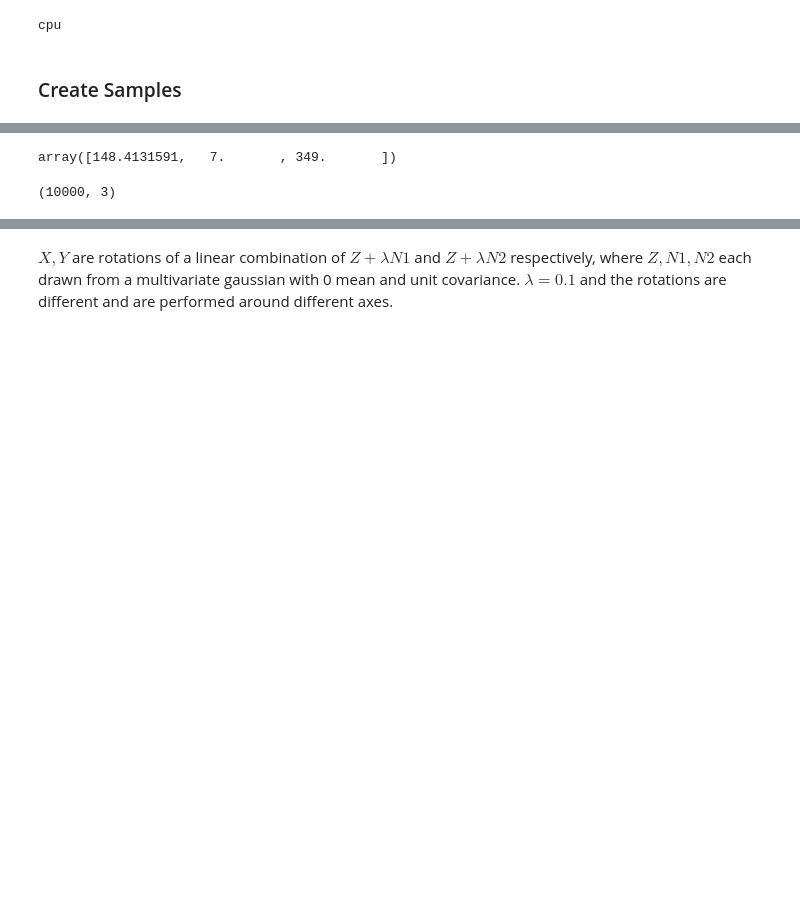
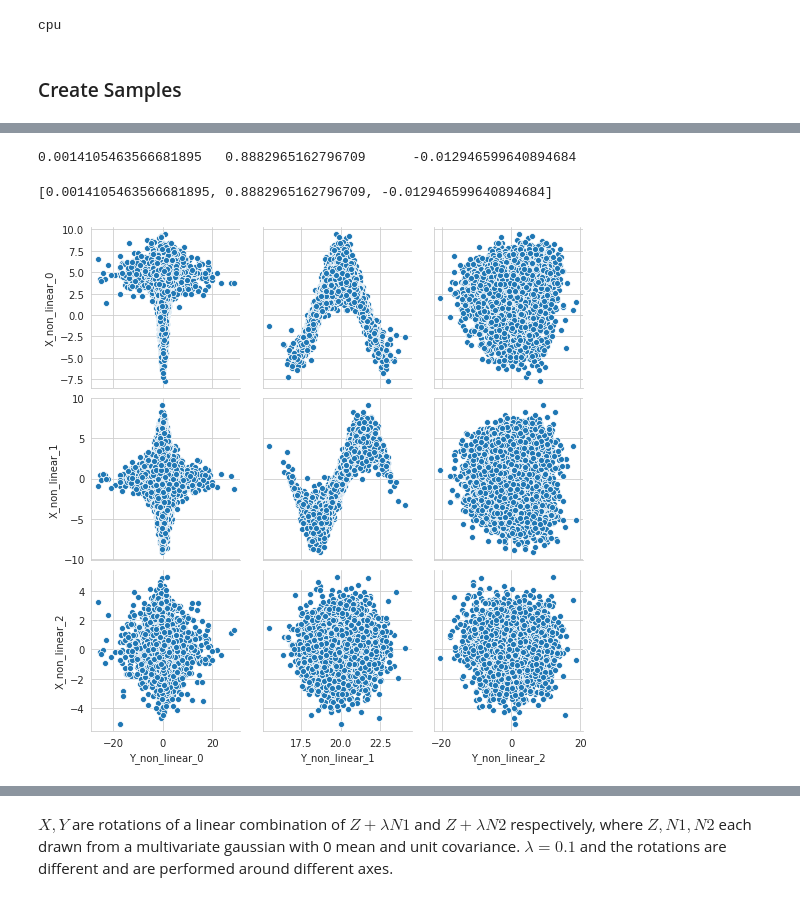
Before and after one commit to jonatanbarkan/ACEDeep, a Jupyter notebook: ADCEs.ipynb, the cells around one changed output, grey strips where cells are left out. Cells and saved outputs as stored; diff of their text form; code cells hidden in the pictures; blank space fills up the shorter version.

```diff
--- a/ADCEs.ipynb
+++ b/ADCEs.ipynb
@@ -82 +94,18 @@ def non_linearity_a(vec): return np.array([np.exp(vec[0]), vec[2], vec[1] + vec[
+# %%
+# torus prametrization
+R = 5
+def torus(vecs):
+  a, b, c = vecs.T
+  x1 = (R + c*np.cos(a))*np.cos(b)
+  x2 = (R + c*np.cos(a))*np.sin(b)
+  x3 = c*np.sin(a)
+  return np.vstack((x1, x2, x3)).T
+# %%
+eps = 0.1
+def rational(vecs):
+  a, b, c = vecs.T
+  x1 = a / (np.abs(b) + eps)
+  x2 = b + 20
+  x3 = a + 3*c
+  return np.vstack((x1, x2, x3)).T
 # %%
@@ -89,13 +121,14 @@ if add_non_linearity:
-# %%
-non_linearity_a(np.array([5, 6, 7]))
-# %% [output]
-array([148.4131591,   7.       , 349.       ])
+# %%
+non_linearity_1 = torus
+non_linearity_2 = rational
 # %%
 X_non_linear = non_linearity_1(X_prior)
 Y_non_linear = non_linearity_2(Y_prior)
-# %%
-Y_non_linear.shape
-# %% [output]
-(10000, 3)
+# %%
+draw_correlations(X_non_linear, Y_non_linear, True, labels=['X_non_linear', 'Y_non_linear'])
+# %% [output]
+0.0014105463566681895   0.8882965162796709      -0.012946599640894684
+[0.0014105463566681895, 0.8882965162796709, -0.012946599640894684]
+[figure, added]
 # %%
 thetaX = [0] * d
```
Also changed, not shown: parts of 41 cells of this notebook.
